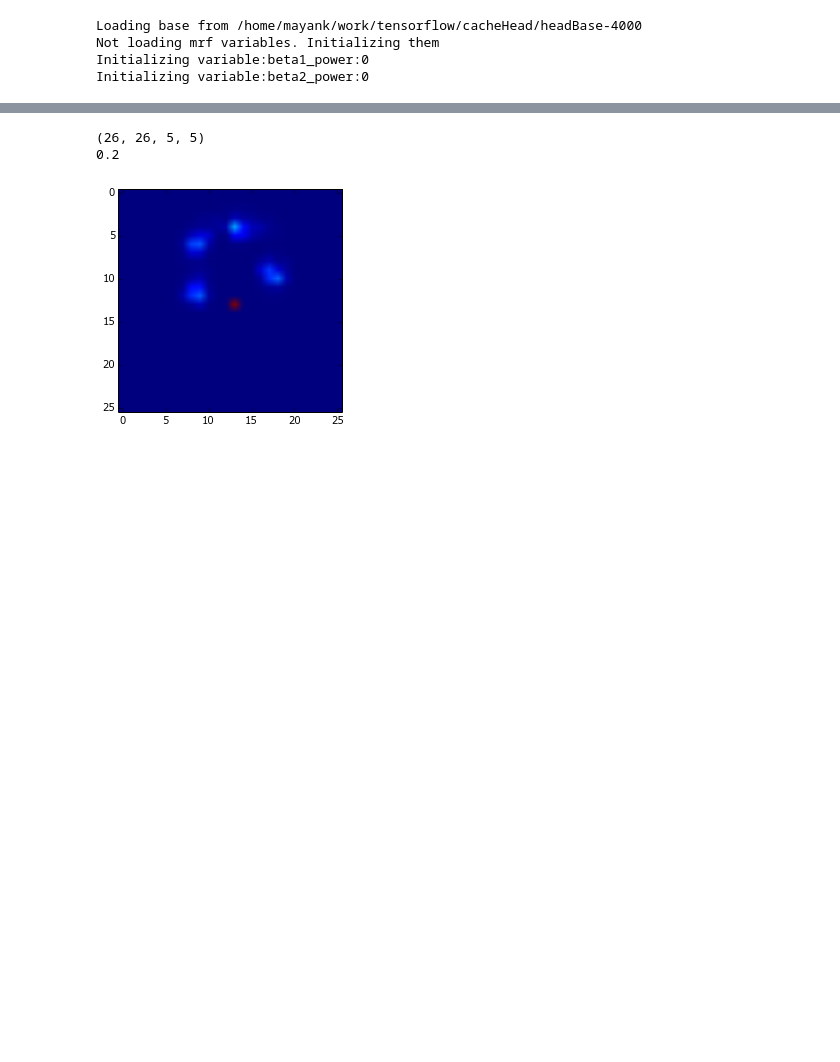
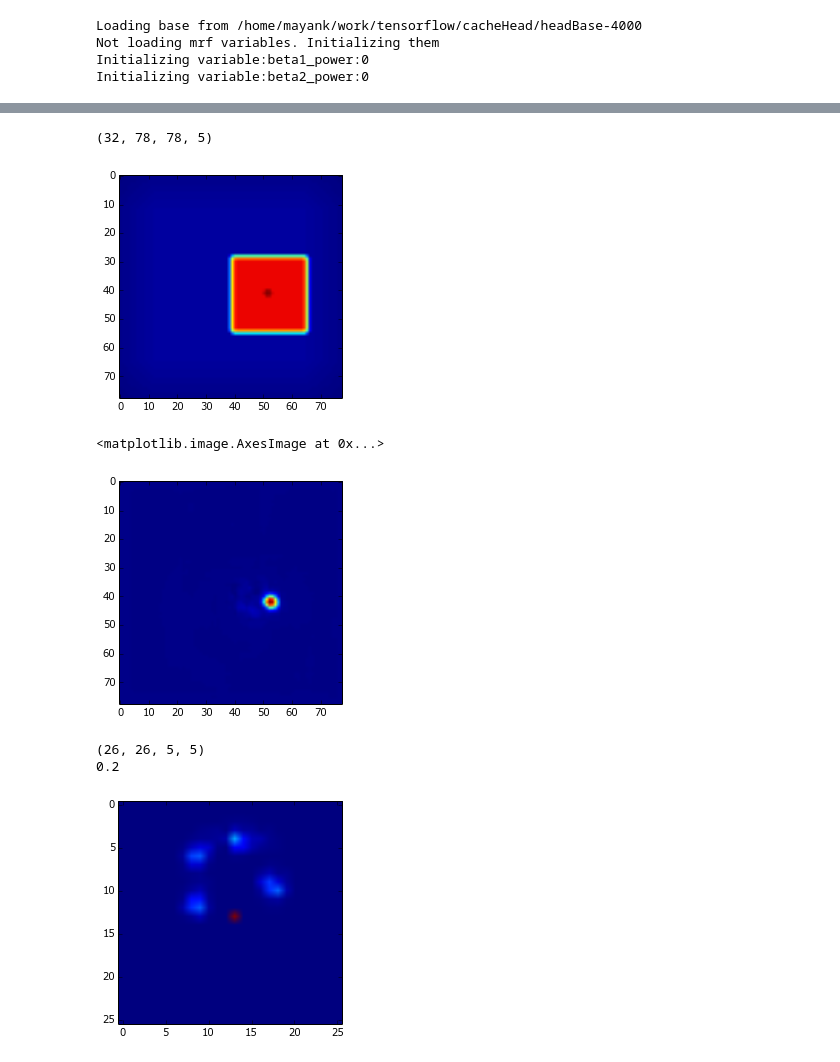
Before and after one commit to mkabra/poseTF, a Jupyter notebook: cellCodeHead.ipynb, the cells around one changed output, grey strips where cells are left out. Saved outputs shown, nothing was run; the diff lists cells and outputs as text; code cells hidden in the pictures; blank space fills up the shorter version.

```diff
--- a/cellCodeHead.ipynb
+++ b/cellCodeHead.ipynb
@@ -1295,3 +1328,14 @@ plt.show()
+# %%
+print(preds[1].shape)
+plt.imshow(preds[3][0,:,:,0])
+plt.show()
+plt.imshow(preds[1][0,:,:,0])
+plt.imshow(preds[0][0,:,:,0])
+# %% [output]
+(32, 78, 78, 5)
+[figure, added]
+<matplotlib.image.AxesImage at 0x...>
+[figure, added]
 # %%
 import PoseTools
 reload(PoseTools)
```
Also changed, not shown: parts of 7 cells of this notebook, 7 other files.
